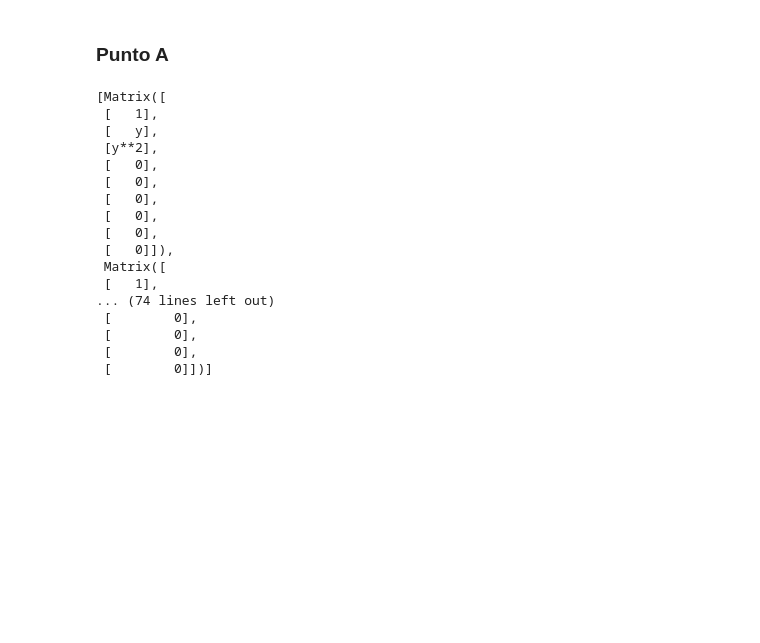
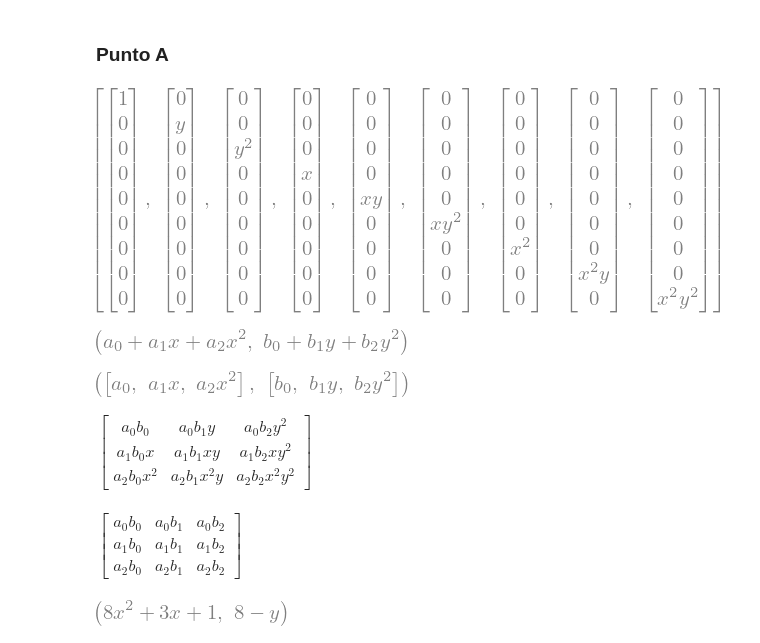
Before and after one commit to ucrosisabella/TareasMetMat1_25B, a Jupyter notebook: Codigos/Clase8-Ejercicio1.ipynb, the cells around one changed output. Cells and saved outputs as stored; diff of their text form; code cells hidden in the pictures; blank space fills up the shorter version.

```diff
--- a/Codigos/Clase8-Ejercicio1.ipynb
+++ b/Codigos/Clase8-Ejercicio1.ipynb
@@ -10,0 +33,32 @@ from sympy import *
+# %%
+init_printing()
+basetensor
+# %% [output]
+[figure, added]
+# %%
+# Ahora bien, suponga que tenemos dos polinomios p2(x) y g2(y) arbitrarios. Calculemos el producto tensorial y luego los componentes sobre esa base
+a0, a1, a2, b0, b1, b2 = symbols('a0 a1 a2 b0 b1 b2')
+p2 = a0 + a1 * x + a2 * x**2
+g2 = b0 + b1 * y + b2 * y**2
+
+# COMPONENTES sobre la base de monomios:
+coefp2 = [ (expand(p2)).coeff(x, i) for i in range(3) ]                 # Primero expandimos el polinomio y luego extraemos los coeficientes
+coefg2 = [ (expand(g2)).coeff(y, i) for i in range(3) ]
+
+descompP2 = [ ( (expand(p2)).coeff(x, i) * x**i ) for i in range(3) ]   # Ponemos en una lista cada uno de los términos junto con su respectiva base
+descompG2 = [ ( (expand(g2)).coeff(y, i) * y**i ) for i in range(3) ]
+
+# De modo que:
+p2, g2
+# %% [output]
+[figure, added]
+# %%
+descompP2, descompG2
+# %% [output]
+[figure, added]
+# %%
+# Entonces, el producto tensorial entre p2 y g2 es:
+prodtensp2g2 = tensorproduct( descompP2 , descompG2 )
+prodtensp2g2
+# %% [output]
+$\displaystyle \left[\begin{matrix}a_{0} b_{0} & a_{0} b_{1} y & a_{0} b_{2} y^{2}\\a_{1} b_{0} x & a_{1} b_{1} x y & a_{1} b_{2} x y^{2}\\a_{2} b_{0} x^{2} & a_{2} b_{1} x^{2} y & a_{2} b_{2} x^{2} y^{2}\end{matrix}\right]$
@@ -11 +79,5 @@ from sympy import *
+# %%
+Cij(coefp2, coefg2)
+# %% [output]
+$\displaystyle \left[\begin{matrix}a_{0} b_{0} & a_{0} b_{1} & a_{0} b_{2}\\a_{1} b_{0} & a_{1} b_{1} & a_{1} b_{2}\\a_{2} b_{0} & a_{2} b_{1} & a_{2} b_{2}\end{matrix}\right]$
 # %%
@@ -24,35 +96,5 @@ coefg1 = [ (expand(g1)).coeff(x, i) for i in range(3) ]
-# %%
-# Ahora, vamos a definir la base de monomios:
-M = [1, x, x**2]
-N = [1, y, y**2]
-
-# Como es posible hacer un isomorfismo entre el producto tensorial entre polinomios y el producto usual entre ellos, para encontrar la base del espacio
-# tensorial basta con a cada
-
-basetensor = []
-
-for i in range(3):
-    k = 0
-    baseij = Matrix.zeros(9,1)
-    for j in range(3):
-        baseij[k, 0] = M[i] * N[j]
-        basetensor.append(baseij)
-        k += 1
-# %% [output]
-[Matrix([
- [   1],
- [   y],
- [y**2],
- [   0],
- [   0],
- [   0],
- [   0],
- [   0],
- [   0]]),
- Matrix([
- [   1],
-... (74 lines left out)
- [        0],
- [        0],
- [        0],
- [        0]])]
+# %%
+# Los polinomios son:
+p1, g1
+# %% [output]
+[figure, added]
```
Also changed, not shown: parts of 16 cells of this notebook.
